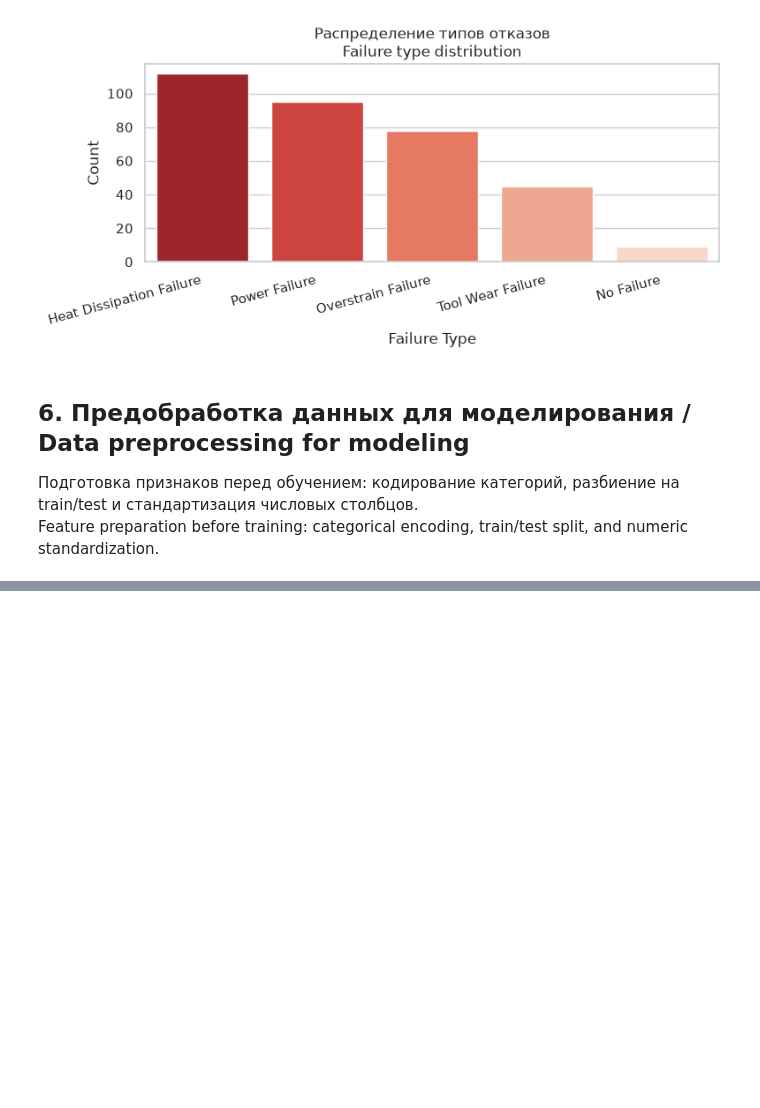
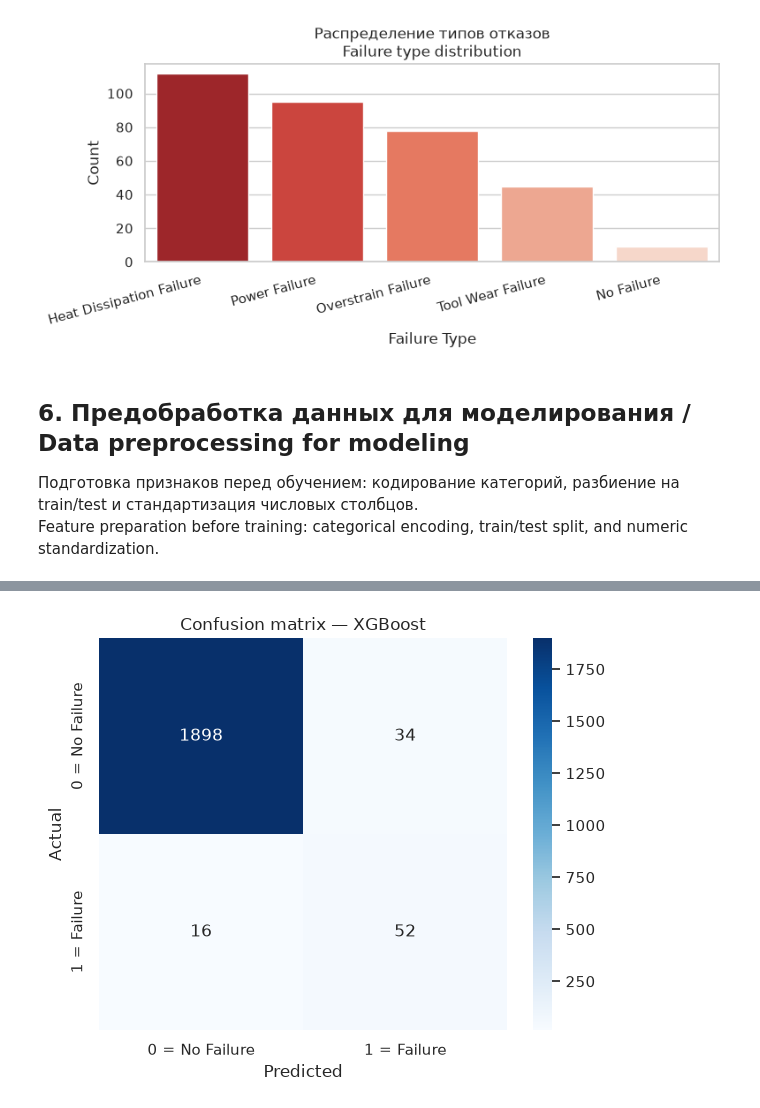
Before and after one commit to notacoder-notyet/Pet-proj, a Jupyter notebook: notebooks/01_eda_and_modeling.ipynb, the cells around one changed output, grey strips where cells are left out. Saved outputs shown, nothing was run; the diff lists cells and outputs as text; code cells hidden in the pictures; blank space fills up the shorter version.

```diff
--- a/notebooks/01_eda_and_modeling.ipynb
+++ b/notebooks/01_eda_and_modeling.ipynb
@@ -321,0 +493,97 @@ Preprocessing complete. Data is ready for model training.
+# %%
+# 1. Обучение XGBoost / Train XGBoost
+# scale_pos_weight = n(класс 0) / n(класс 1) на train — без утечки из теста
+# scale_pos_weight = n(class 0) / n(class 1) on train — no test leakage
+n_neg = int((y_train == 0).sum())
+n_pos = int((y_train == 1).sum())
+scale_pos_weight = n_neg / n_pos
+print(f"scale_pos_weight (train): {n_neg} / {n_pos} = {scale_pos_weight:.2f}")
+
+# XGBoost не принимает [, ] и < в именах признаков (Air temperature [K] и т.п.)
+# XGBoost rejects [, ] and < in feature names (e.g. Air temperature [K])
+def sanitize_xgb_columns(columns):
+    return [str(c).replace("[", "(").replace("]", ")").replace("<", "lt") for c in columns]
+
+
+X_train_xgb = X_train.copy()
+X_test_xgb = X_test.copy()
+X_train_xgb.columns = sanitize_xgb_columns(X_train_xgb.columns)
+X_test_xgb.columns = sanitize_xgb_columns(X_test_xgb.columns)
+
+xgb = XGBClassifier(
+    n_estimators=XGB_N_ESTIMATORS,
+    learning_rate=XGB_LEARNING_RATE,
+    random_state=RANDOM_STATE,
+    scale_pos_weight=scale_pos_weight,
+    eval_metric="logloss",
+)
+xgb.fit(X_train_xgb, y_train)
+
+# 2. Предсказания на тесте / Predictions on the test set
+y_pred_xgb = xgb.predict(X_test_xgb)
+
+# 3. Метрики классификации / Classification metrics
+acc_xgb = accuracy_score(y_test, y_pred_xgb)
+prec_xgb = precision_score(y_test, y_pred_xgb, zero_division=0)
+rec_xgb = recall_score(y_test, y_pred_xgb, zero_division=0)
+f1_xgb = f1_score(y_test, y_pred_xgb, zero_division=0)
+
+print("Метрики XGBoost / XGBoost metrics:")
+print(f"  Accuracy:  {acc_xgb:.4f}")
+print(f"  Precision: {prec_xgb:.4f}")
+print(f"  Recall:    {rec_xgb:.4f}")
+print(f"  F1-score:  {f1_xgb:.4f}")
+
+# 4. Confusion matrix: тепловая карта / Confusion matrix heatmap
+cm_xgb = confusion_matrix(y_test, y_pred_xgb)
+
+fig, ax = plt.subplots(figsize=(6, 5))
+sns.heatmap(
+    cm_xgb,
+    annot=True,
+    fmt="d",
+    cmap="Blues",
+    xticklabels=CLASS_LABELS,
+    yticklabels=CLASS_LABELS,
+    ax=ax,
+)
+ax.set_title("Confusion matrix — XGBoost")
+ax.set_xlabel("Predicted")
+ax.set_ylabel("Actual")
+plt.tight_layout()
+plt.show()
+
+print(f"XGBoost model. F1-score = {f1_xgb:.2f}")
+
+# 5. Сравнение трёх моделей / Compare all three models
+# F1 — главная метрика: Accuracy завышен из-за дисбаланса (~3.4% отказов)
+# F1 is the primary metric: Accuracy is inflated by class imbalance (~3.4% failures)
+metrics_df = pd.DataFrame(
+    {
+        "Модель": ["Logistic Regression", "Random Forest", "XGBoost"],
+        "Accuracy": [acc_logreg, acc_rf, acc_xgb],
+        "Precision": [prec_logreg, prec_rf, prec_xgb],
+        "Recall": [rec_logreg, rec_rf, rec_xgb],
+        "F1-score": [f1_logreg, f1_rf, f1_xgb],
+    }
+)
+display(metrics_df.round(4))
+
+# 6. Краткий вывод / Short conclusion
+best_row = metrics_df.loc[metrics_df["F1-score"].idxmax()]
+best_name = best_row["Модель"]
+best_f1 = best_row["F1-score"]
+print(
+    f"Лучшая модель для этой задачи — {best_name} (F1-score = {best_f1:.2f}). "
+    "Класс отказа редкий, поэтому ориентируемся на F1, а не на Accuracy: "
+    "линейный baseline хуже ловит нелинейные сочетания датчиков, "
+    "а деревья/бустинг учитывают дисбаланс через class_weight / scale_pos_weight "
+    "и лучше отделяют отказ от нормальной работы."
+)
+print(
+    f"Best model for this task is {best_name} (F1-score = {best_f1:.2f}). "
+    "Failures are rare, so F1 is preferred over Accuracy. "
+    "A linear baseline misses nonlinear sensor interactions, while tree models "
+    "handle imbalance and capture those patterns more effectively."
+)
+# %% [output]
@@ -321,0 +596 @@ Preprocessing complete. Data is ready for model training.
+[figure, added]
```
Also changed, not shown: parts of 19 cells of this notebook, 9 other files.
